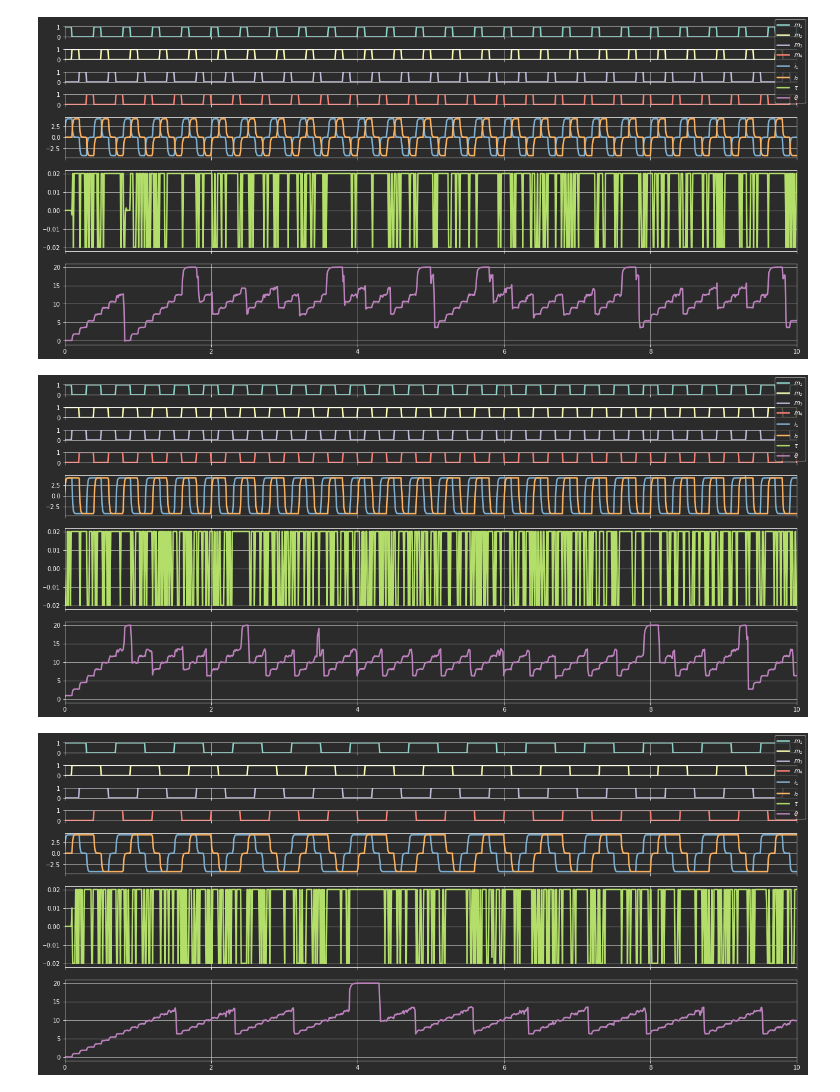
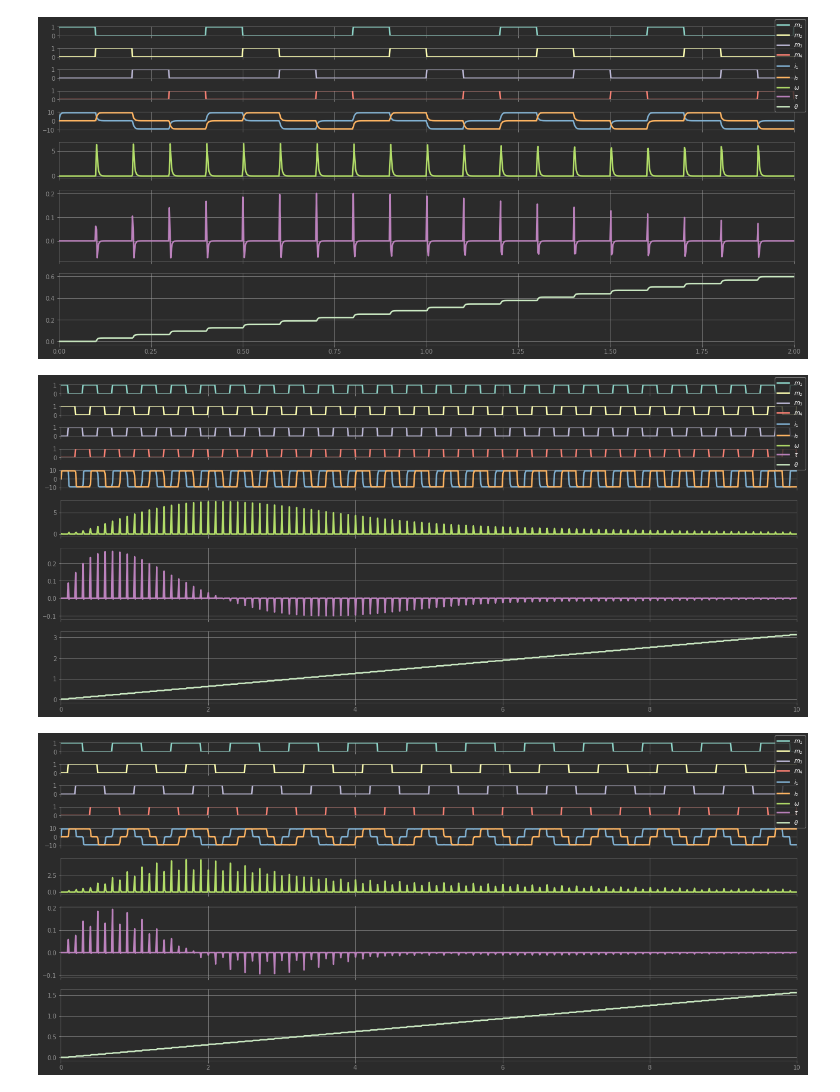
Before and after one commit to cad3na/JupyterNotebooks, a Jupyter notebook: Python/Control/motor a pasos/motor_a_pasos_iosys.ipynb, the cells around one changed output. Saved outputs shown, nothing was run; the diff lists cells and outputs as text; code cells hidden in the pictures.

Commit message:
Se agrega back emf a modelo de motor a pasos

```diff
--- a/Python/Control/motor a pasos/motor_a_pasos_iosys.ipynb
+++ b/Python/Control/motor a pasos/motor_a_pasos_iosys.ipynb
@@ -100,24 +121,29 @@ io_drv_pot = NonlinearIOSystem(None, driver_pot,
                                name="driver_pot")
 
 io_coil_elec = NonlinearIOSystem(coil_elec, None,
-                                 inputs=("v1", "v2"),
+                                 inputs=("v1", "v2", "e1", "e2"),
                                  outputs=("i1", "i2"),
                                  states=("i1", "i2"),
                                  name="coil_elec")
 
 io_coil_torque = NonlinearIOSystem(None, coil_torque,
-                                   inputs=("i1", "i2", "θ"),
+                                   inputs=("i1", "i2", "e1", "e2", "θ"),
                                    outputs=("τ"),
                                    name="coil_torque")
 
 io_motor_mech = NonlinearIOSystem(motor_mech, None,
                                   inputs=("τ"),
-                                  outputs=("θ"),
-                                  states=("θ"),
+                                  outputs=("θ", "ω"),
+                                  states=("θ", "ω"),
                                   name="motor_mech")
+
+io_back_emf = NonlinearIOSystem(None, back_emf,
+                                inputs=("θ", "ω", "i1", "i2"),
+                                outputs=("e1", "e2"),
+                                name="back_emf")
 # %%
 motor = InterconnectedSystem(syslist=(io_drv_ctl, io_drv_pot, io_coil_elec,
-                                      io_coil_torque, io_motor_mech),
+                                      io_coil_torque, io_motor_mech, io_back_emf),
                              connections=(("coil_elec.v1", "driver_pot.v1"),
                                           ("coil_elec.v2", "driver_pot.v2"),
                                           ("driver_pot.m1", "driver_ctl.m1"),
@@ -127,12 +153,21 @@ motor = InterconnectedSystem(syslist=(io_drv_ctl, io_drv_pot, io_coil_elec,
                                           ("coil_torque.i1", "coil_elec.i1"),
                                           ("coil_torque.i2", "coil_elec.i2"),
                                           ("coil_torque.θ", "motor_mech.θ"),
-                                          ("motor_mech.τ", "coil_torque.τ")),
+                                          ("motor_mech.τ", "coil_torque.τ"),
+                                          ("back_emf.θ", "motor_mech.θ"),
+                                          ("back_emf.ω", "motor_mech.ω"),
+                                          ("back_emf.i1", "coil_elec.i1"),
+                                          ("back_emf.i2", "coil_elec.i2"),
+                                          ("coil_elec.e1", "back_emf.e1"),
+                                          ("coil_elec.e2", "back_emf.e2"),
+                                          ("coil_torque.e1", "back_emf.e1"),
+                                          ("coil_torque.e2", "back_emf.e2")),
                              inplist=("driver_ctl.u"),
                              outlist=("coil_elec.i1", "coil_elec.i2",
                                       "driver_ctl.m1", "driver_ctl.m2",
                                       "driver_ctl.m3", "driver_ctl.m4",
-                                      "coil_torque.τ", "motor_mech.θ"))
+                                      "motor_mech.θ", "motor_mech.ω",
+                                      "coil_torque.τ"))
 # %%
-ts = linspace(0, 10, 1000)
+ts = linspace(0, 2, 1000)
 # %%
@@ -140,6 +175,7 @@ t, y = input_output_response(sys=motor, T=ts, U=ts, X0=[0,0,0], params={"secuenc
 # %%
 fig = figure(figsize=(18,8))
-ax1, ax2, ax3, ax4, ax5, ax6, ax7 = fig.subplots(7, 1, sharex='all', gridspec_kw={'height_ratios': [1, 1, 1, 1, 4, 8, 8]})
+ax1, ax2, ax3, ax4, ax5, ax6, ax7, ax8 = fig.subplots(8, 1, sharex='all',
+                                                      gridspec_kw={'height_ratios': [1, 1, 1, 1, 2, 4, 8, 8]})
 cycle = rcParams['axes.prop_cycle'].by_key()['color']
 
 ax1.plot(t, y[2], c=cycle[0], label=r"$m_1$")
@@ -150,8 +186,11 @@ ax4.plot(t, y[5], c=cycle[3], label=r"$m_4$")
 ax5.plot(t, y[0], c=cycle[4], label=r"$i_1$")
 ax5.plot(t, y[1], c=cycle[5], label=r"$i_2$")
 
-ax6.plot(t, y[6], c=cycle[6], label=r"$\tau$")
-ax7.plot(t, y[7], c=cycle[7], label=r"$\theta$")
+ax6.plot(t, y[7], c=cycle[6], label=r"$\omega$")
+
+ax7.plot(t, y[8], c=cycle[7], label=r"$\tau$")
+
+ax8.plot(t, y[6], c=cycle[8], label=r"$\theta$")
 
 ax1.set_ylim(0, 1)
 ax2.set_ylim(0, 1)
@@ -161,33 +200,36 @@ ax7.set_xlim(min(t), max(t))
 fig.legend()
 fig.tight_layout();
 # %% [output]
-[figure, old version]
+[figure, new version]
 # %%
-t, x = input_output_response(sys=motor, T=ts, U=ts, X0=[0,0,0], params={"secuencia_pasos":"FSD"})
+t, x = input_output_response(sys=motor, T=ts, U=ts, X0=[0,0,0,0], params={"secuencia_pasos":"FSD"})
 # %%
 fig = figure(figsize=(18,8))
-ax1, ax2, ax3, ax4, ax5, ax6, ax7 = fig.subplots(7, 1, sharex='all', gridspec_kw={'height_ratios': [1, 1, 1, 1, 4, 8, 8]})
+ax1, ax2, ax3, ax4, ax5, ax6, ax7, ax8 = fig.subplots(8, 1, sharex='all',
+                                                      gridspec_kw={'height_ratios': [1, 1, 1, 1, 2, 4, 8, 8]})
 cycle = rcParams['axes.prop_cycle'].by_key()['color']
 
 ax1.plot(t, x[2], c=cycle[0], label=r"$m_1$")
 ax2.plot(t, x[4], c=cycle[1], label=r"$m_2$")
 ax3.plot(t, x[3], c=cycle[2], label=r"$m_3$")
 ax4.plot(t, x[5], c=cycle[3], label=r"$m_4$")
 
 ax5.plot(t, x[0], c=cycle[4], label=r"$i_1$")
 ax5.plot(t, x[1], c=cycle[5], label=r"$i_2$")
 
-ax6.plot(t, x[6], c=cycle[6], label=r"$\tau$")
-ax7.plot(t, x[7], c=cycle[7], label=r"$\theta$")
+ax6.plot(t, x[7], c=cycle[6], label=r"$\omega$")
+
+ax7.plot(t, x[8], c=cycle[7], label=r"$\tau$")
+
+ax8.plot(t, x[6], c=cycle[8], label=r"$\theta$")
 
 ax1.set_ylim(0, 1)
 ax2.set_ylim(0, 1)
 ax3.set_ylim(0, 1)
 ax4.set_ylim(0, 1)
-
 ax7.set_xlim(min(t), max(t))
 fig.legend()
 fig.tight_layout();
 # %% [output]
-[figure, old version]
+[figure, new version]
 # %%
@@ -195,6 +237,7 @@ t, w = input_output_response(sys=motor, T=ts, U=ts, X0=[0,0,0], params={"secuenc
 # %%
 fig = figure(figsize=(18,8))
-ax1, ax2, ax3, ax4, ax5, ax6, ax7 = fig.subplots(7, 1, sharex='all', gridspec_kw={'height_ratios': [1, 1, 1, 1, 4, 8, 8]})
+ax1, ax2, ax3, ax4, ax5, ax6, ax7, ax8 = fig.subplots(8, 1, sharex='all',
+                                                      gridspec_kw={'height_ratios': [1, 1, 1, 1, 2, 4, 8, 8]})
 cycle = rcParams['axes.prop_cycle'].by_key()['color']
 
 ax1.plot(t, w[2], c=cycle[0], label=r"$m_1$")
@@ -205,16 +248,18 @@ ax4.plot(t, w[5], c=cycle[3], label=r"$m_4$")
 ax5.plot(t, w[0], c=cycle[4], label=r"$i_1$")
 ax5.plot(t, w[1], c=cycle[5], label=r"$i_2$")
 
-ax6.plot(t, w[6], c=cycle[6], label=r"$\tau$")
-ax7.plot(t, w[7], c=cycle[7], label=r"$\theta$")
+ax6.plot(t, w[7], c=cycle[6], label=r"$\omega$")
+
+ax7.plot(t, w[8], c=cycle[7], label=r"$\tau$")
+
+ax8.plot(t, w[6], c=cycle[8], label=r"$\theta$")
 
 ax1.set_ylim(0, 1)
 ax2.set_ylim(0, 1)
 ax3.set_ylim(0, 1)
 ax4.set_ylim(0, 1)
-
 ax7.set_xlim(min(t), max(t))
 fig.legend()
 fig.tight_layout();
 # %% [output]
-[figure, old version]
+[figure, new version]
```
Also changed, not shown: parts of 4 cells of this notebook, 1 other file.
